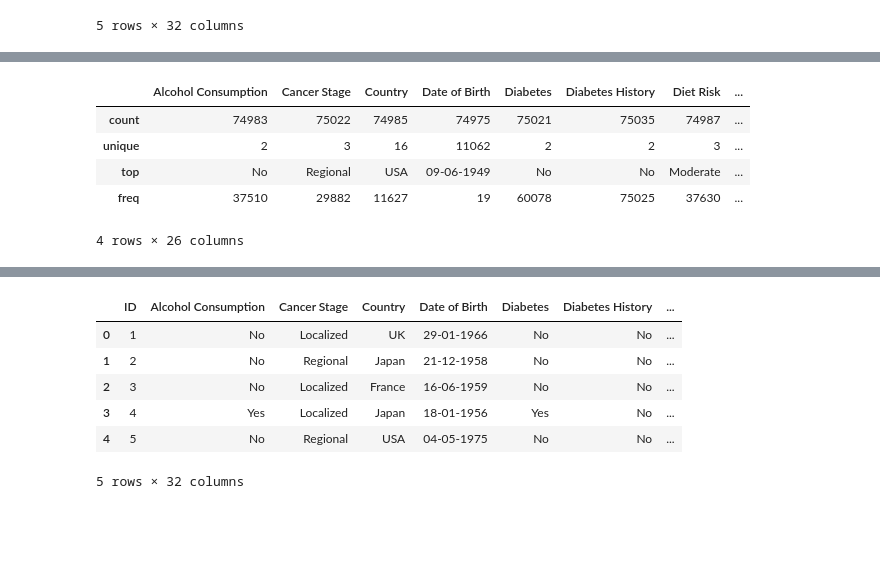
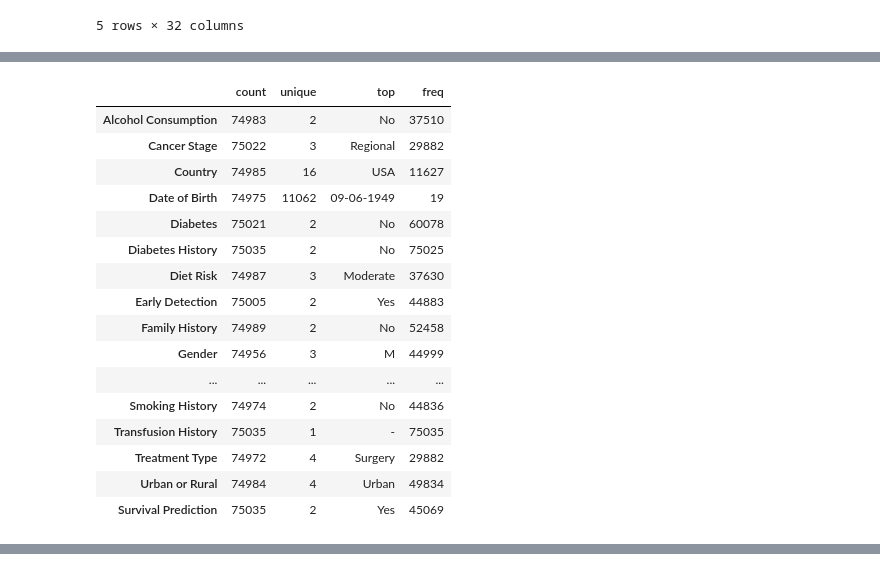
Before and after one commit to rgerc8/dm2-class-cancer, a Jupyter notebook: main.ipynb, the cells around one changed output, grey strips where cells are left out. Drawn from its saved outputs; the diff is of its cells as text; code cells hidden in the pictures; blank space fills up the shorter version.

```diff
--- a/main.ipynb
+++ b/main.ipynb
@@ -6,4 +16,5 @@ import pandas as pd
 # %%
 # This script downloads a CSV file from a given URL and loads it into a pandas DataFrame.
 url = "https://raw.githubusercontent.com/rgerc8/dm2-class-cancer/9bc81e82c839d3a4b14415d5bbd448452adad0f8/DM2%20Project%20Datasets/patient_train_data.csv"
-df = pd.read_csv(url)
+df_original = pd.read_csv(url)
+df = df_original.copy()
@@ -20,12 +57,23 @@ df.tail()
 # %%
-df.describe(include = ['O'])
+df.describe(include = ['O']).T
 # %% [output]
-|  | Alcohol Consumption | Cancer Stage | Country | Date of Birth | Diabetes | Diabetes History | Diet Risk | ... |
-| count | 74983 | 75022 | 74985 | 74975 | 75021 | 75035 | 74987 | ... |
-| unique | 2 | 3 | 16 | 11062 | 2 | 2 | 3 | ... |
-| top | No | Regional | USA | 09-06-1949 | No | No | Moderate | ... |
-| freq | 37510 | 29882 | 11627 | 19 | 60078 | 75025 | 37630 | ... |
+|  | count | unique | top | freq |
+| Alcohol Consumption | 74983 | 2 | No | 37510 |
+| Cancer Stage | 75022 | 3 | Regional | 29882 |
+| Country | 74985 | 16 | USA | 11627 |
+| Date of Birth | 74975 | 11062 | 09-06-1949 | 19 |
+| Diabetes | 75021 | 2 | No | 60078 |
+| Diabetes History | 75035 | 2 | No | 75025 |
+| Diet Risk | 74987 | 3 | Moderate | 37630 |
+| Early Detection | 75005 | 2 | Yes | 44883 |
+| Family History | 74989 | 2 | No | 52458 |
+| Gender | 74956 | 3 | M | 44999 |
+| ... | ... | ... | ... | ... |
+| Smoking History | 74974 | 2 | No | 44836 |
+| Transfusion History | 75035 | 1 | - | 75035 |
+| Treatment Type | 74972 | 4 | Surgery | 29882 |
+| Urban or Rural | 74984 | 4 | Urban | 49834 |
+| Survival Prediction | 75035 | 2 | Yes | 45069 |
-4 rows × 26 columns
 # %%
 df.info()
 # %% [output]
@@ -46,13 +94,3 @@ Data columns (total 32 columns):
  31  Survival Prediction         75035 non-null  object
 dtypes: float64(5), int64(1), object(26)
 memory usage: 18.3+ MB
-# %%
-df.head(5)
-# %% [output]
-|  | ID | Alcohol Consumption | Cancer Stage | Country | Date of Birth | Diabetes | Diabetes History | ... |
-| 0 | 1 | No | Localized | UK | 29-01-1966 | No | No | ... |
-| 1 | 2 | No | Regional | Japan | 21-12-1958 | No | No | ... |
-| 2 | 3 | No | Localized | France | 16-06-1959 | No | No | ... |
-| 3 | 4 | Yes | Localized | Japan | 18-01-1956 | Yes | No | ... |
-| 4 | 5 | No | Regional | USA | 04-05-1975 | No | No | ... |
-5 rows × 32 columns
```
Also changed, not shown: parts of 11 cells of this notebook.
